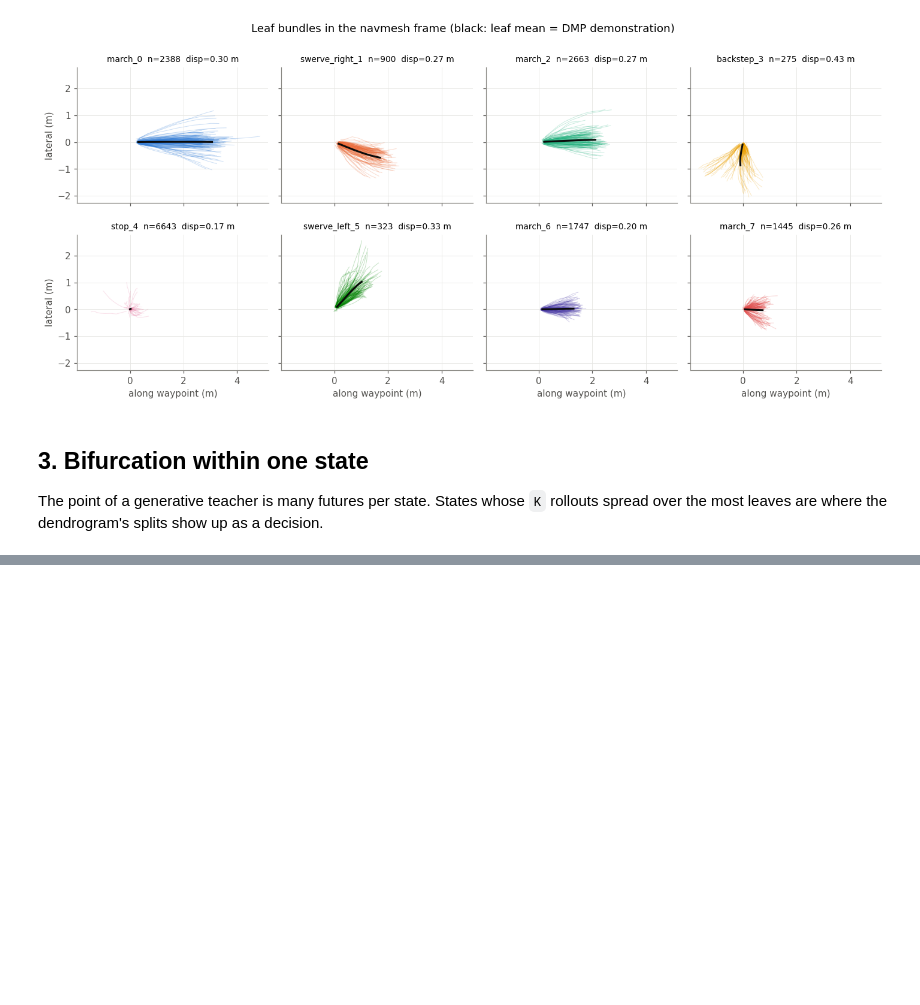
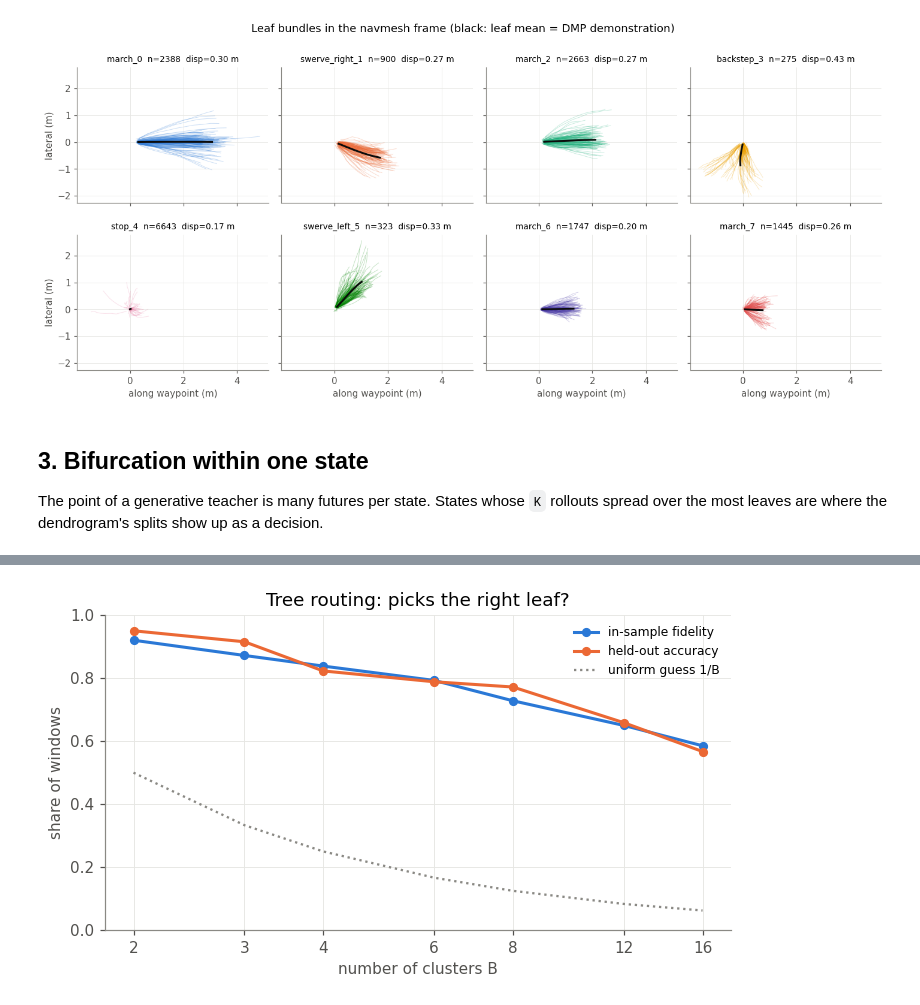
Before and after one commit to nguyenntt97/flow_matching, a Jupyter notebook: experiments/flow_rollout_clustering.ipynb, the cells around one changed output, grey strips where cells are left out. Cells and saved outputs as stored; diff of their text form; code cells hidden in the pictures; blank space fills up the shorter version.

```diff
--- a/experiments/flow_rollout_clustering.ipynb
+++ b/experiments/flow_rollout_clustering.ipynb
@@ -216,0 +369,17 @@ plt.show()
+# %%
+fig, ax = plt.subplots(figsize=(6.5, 3.8))
+for (name, values), color in zip(routing.items(), (PALETTE[0], PALETTE[1])):
+    ax.plot(BS, values, "-o", color=color, lw=2, ms=5, label=name)
+ax.plot(BS, [1 / b for b in BS], ":", color="#8a8984", lw=1.5, label="uniform guess 1/B")
+ax.set_xscale("log", base=2)
+ax.set_xticks(BS, [str(b) for b in BS])
+ax.minorticks_off()
+ax.set_ylim(0, 1)
+ax.set_xlabel("number of clusters B")
+ax.set_ylabel("share of windows")
+ax.set_title("Tree routing: picks the right leaf?")
+ax.legend(fontsize=8, frameon=False)
+fig.tight_layout()
+plt.show()
+# %% [output]
+[figure, added]
```
Also changed, not shown: parts of 9 cells of this notebook, 2 other files.
